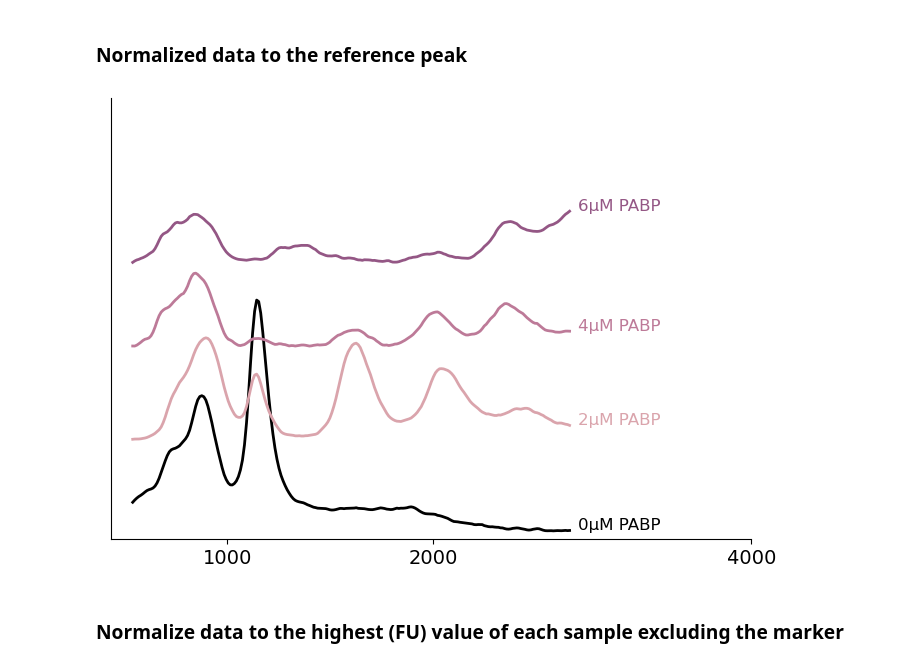
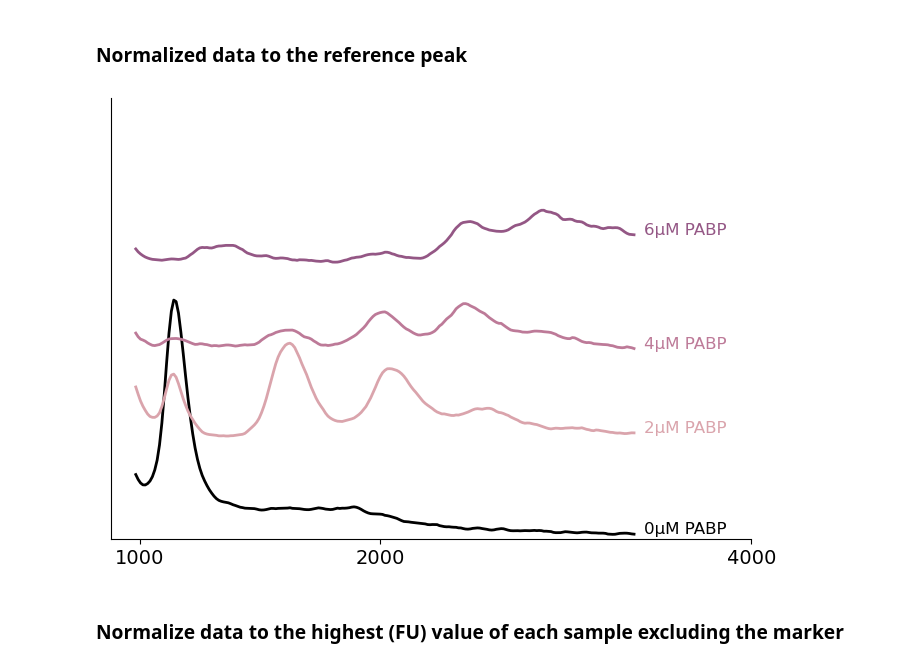
Before and after one commit to Hansen-Labs/ShiftMobilityAssay, a Jupyter notebook: Normalization_and_visualization_PABP_binding.ipynb, the cells around one changed output. Saved outputs shown, nothing was run; the diff lists cells and outputs as text; code cells hidden in the pictures.

```diff
--- a/Normalization_and_visualization_PABP_binding.ipynb
+++ b/Normalization_and_visualization_PABP_binding.ipynb
@@ -43,7 +43,8 @@ palette = {file_nr: color[i] for i, file_nr in enumerate(file_dir.keys())}
 
 # Tail data directory
 tail = "T100"
-DATA_DIR = 'insert_your_own_path' + tail + '/'
+
+DATA_DIR = tail + '/'
 
 # Plot control without PABP first
 control = 0 #specify the control sample (i.e.) the one with 0µM PABP
@@ -55,7 +56,7 @@ No_PABP = pd.read_csv(DATA_DIR + 'Sample_' + str(control) + '.csv',
 
 No_PABP_norm = No_PABP.query('18.8 <= Time <= 19.2') #specify in which range of seconds is the reference peak
 ref_peak = No_PABP_norm.Value.max() #get the max value of the reference peak
-No_PABP = No_PABP.query('29.25 <= Time <= 40') #specify in which range of seconds are the sample peaks
+No_PABP = No_PABP.query('31.5 <= Time <= 42') #specify in which range of seconds are the sample peaks
 No_PABP["Value_norm"] = Normalize_to_ref(No_PABP.Value, ref_peak) #normmalize the sample peaks to the max value of reference peak
 ax.plot(No_PABP.Time, No_PABP.Value_norm, color='k', lw=2, alpha=1)
 
@@ -75,7 +76,7 @@ for file_nr, name in file_dir.items():
     electrogram_norm = electrogram.query('18.8 <= Time <= 19.2')
     ref_peak = electrogram_norm.Value.max()
     # Cut data to desired range
-    electrogram = electrogram.query('29.25 <= Time <= 40')
+    electrogram = electrogram.query('31.5 <= Time <= 42')
     # Normalize so the reference peak is at value 1
     electrogram["Value_norm"] = Normalize_to_ref(electrogram.Value, ref_peak)
     ax.plot(electrogram.Time, electrogram.Value_norm + move, color=palette[file_nr], lw=2)
@@ -85,34 +86,34 @@ for file_nr, name in file_dir.items():
 for line, name in zip(ax.lines, file_dir.values()):
     y = line.get_ydata()[-1]
     x = line.get_xdata()[-1] + 0.2
     if not np.isfinite(y):
         y = next(reversed(line.get_ydata()[~line.get_ydata().mask]), float("nan"))
     if not np.isfinite(y) or not np.isfinite(x):
         continue
     text = ax.annotate(name,
                        xy=(x, y),
                        xytext=(0, 0),
                        color=line.get_color(),
                        xycoords=(ax.get_xaxis_transform(),
                                  ax.get_yaxis_transform()),
                        textcoords="offset points", fontsize=12)
     text_width = (text.get_window_extent(
         fig.canvas.get_renderer()).transformed(ax.transData.inverted()).width)
     if np.isfinite(text_width):
         ax.set_xlim(ax.get_xlim()[0], text.xy[0] + text_width * 1.05)
 
 # Extract location of the ladder peaks
 peak_ladder = pd.read_csv(DATA_DIR + 'Ladder_peaks.csv')
 ladder_ticks = peak_ladder.query("Peak_Height >= 1")
 peaks = list(ladder_ticks['Aligned Migration Time [s]'])
 ax.set_yticks([])
 ax.set_ylim(0, 5)
 plt.xticks(ticks=peaks[3:-1], labels=[1000, 2000, 4000], fontsize=14)
 sns.despine()
 plt.tight_layout()
 plt.show()
 # %% [output]
-[figure, old version]
+[figure, new version]
 # %% [markdown]
 ### Normalize data to the highest (FU) value of each sample excluding the marker
 # %%
```
Also changed, not shown: parts of 1 cell of this notebook.
